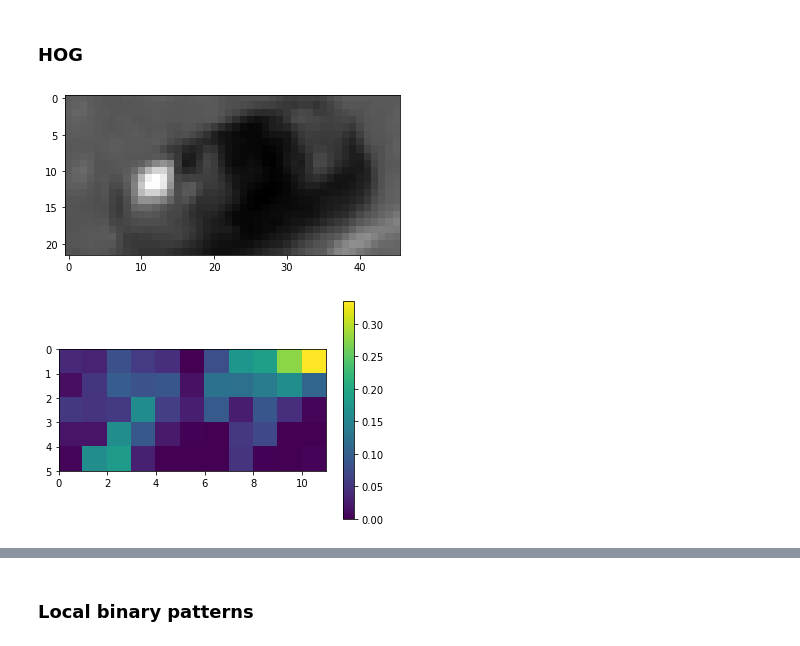
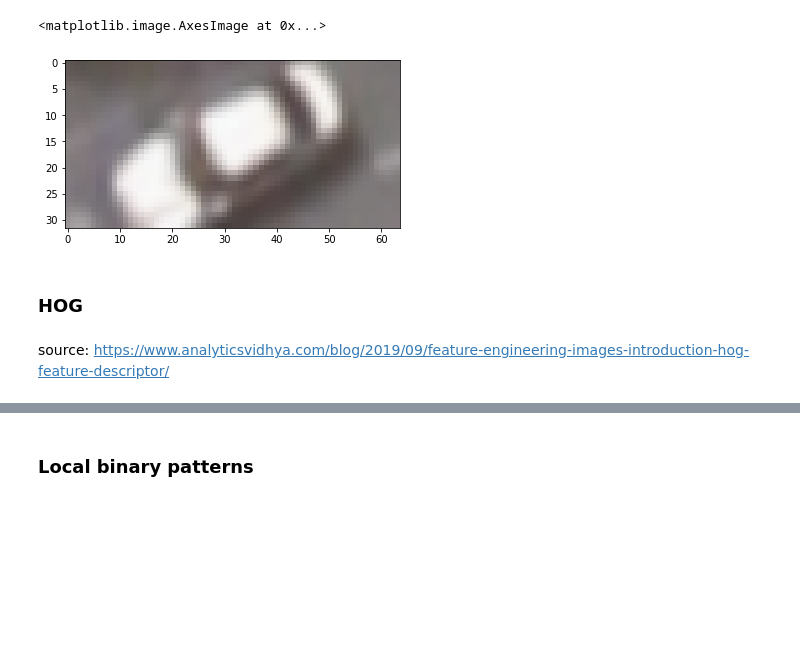
Before and after one commit to kornelro/aerial-images-cars-detection, a Jupyter notebook: notebooks/2.0-kr-features.ipynb, the cells around one changed output, grey strips where cells are left out. Saved outputs shown, nothing was run; the diff lists cells and outputs as text; code cells hidden in the pictures; blank space fills up the shorter version.

```diff
--- a/notebooks/2.0-kr-features.ipynb
+++ b/notebooks/2.0-kr-features.ipynb
@@ -20,2 +25,13 @@ plt.imshow(car)
+# %%
+# car = cv2.copyMakeBorder(car,5,0,5,0,cv2.BORDER_CONSTANT,value=[0,0,0])
+if car.shape[0] > car.shape[1]:
+    car = cv2.rotate(car, cv2.ROTATE_90_CLOCKWISE)
+car = resize(car, (32, 64))
+car = np.float32(car)
+# %%
+plt.imshow(car)
+# %% [output]
+<matplotlib.image.AxesImage at 0x...>
+[figure, added]
 # %% [markdown]
 ### HOG
@@ -41,59 +38,2 @@ plt.imshow(car)
-# %%
-# source
-# https://stackoverflow.com/questions/6090399/get-hog-image-features-from-opencv-python
-
-img = cv2.cvtColor(car,
-                   cv2.COLOR_BGR2GRAY)
-
-cell_size = (4, 4)  # h x w in pixels
-block_size = (2, 2)  # h x w in cells
-nbins = 9  # number of orientation bins
-
-# winSize is the size of the image cropped to an multiple of the cell size
-hog = cv2.HOGDescriptor(_winSize=(img.shape[1] // cell_size[1] * cell_size[1],
-                                  img.shape[0] // cell_size[0] * cell_size[0]),
-                        _blockSize=(block_size[1] * cell_size[1],
-                                    block_size[0] * cell_size[0]),
-                        _blockStride=(cell_size[1], cell_size[0]),
-                        _cellSize=(cell_size[1], cell_size[0]),
-                        _nbins=nbins)
-
-n_cells = (img.shape[0] // cell_size[0], img.shape[1] // cell_size[1])
-hog_feats = hog.compute(img)\
-               .reshape(n_cells[1] - block_size[1] + 1,
-                        n_cells[0] - block_size[0] + 1,
-                        block_size[0], block_size[1], nbins) \
-               .transpose((1, 0, 2, 3, 4))  # index blocks by rows first
-# hog_feats now contains the gradient amplitudes for each direction,
-# for each cell of its group for each group. Indexing is by rows then columns.
-
-gradients = np.zeros((n_cells[0], n_cells[1], nbins))
-
-# count cells (border cells appear less often across overlapping groups)
-cell_count = np.full((n_cells[0], n_cells[1], 1), 0, dtype=int)
-
-for off_y in range(block_size[0]):
-    for off_x in range(block_size[1]):
-        gradients[off_y:n_cells[0] - block_size[0] + off_y + 1,
-                  off_x:n_cells[1] - block_size[1] + off_x + 1] += \
-            hog_feats[:, :, off_y, off_x, :]
-        cell_count[off_y:n_cells[0] - block_size[0] + off_y + 1,
-                   off_x:n_cells[1] - block_size[1] + off_x + 1] += 1
-
-# Average gradients
-gradients /= cell_count
-
-# Preview
-plt.figure()
-plt.imshow(img, cmap='gray')
-plt.show()
-
-bin = 5  # angle is 360 / nbins * direction
-plt.pcolor(gradients[:, :, bin])
-plt.gca().invert_yaxis()
-plt.gca().set_aspect('equal', adjustable='box')
-plt.colorbar()
-plt.show()
-# %% [output]
-[figure, removed]
-[figure, removed]
+# %% [markdown]
+source: https://www.analyticsvidhya.com/blog/2019/09/feature-engineering-images-introduction-hog-feature-descriptor/
```
Also changed, not shown: parts of 7 cells of this notebook.
